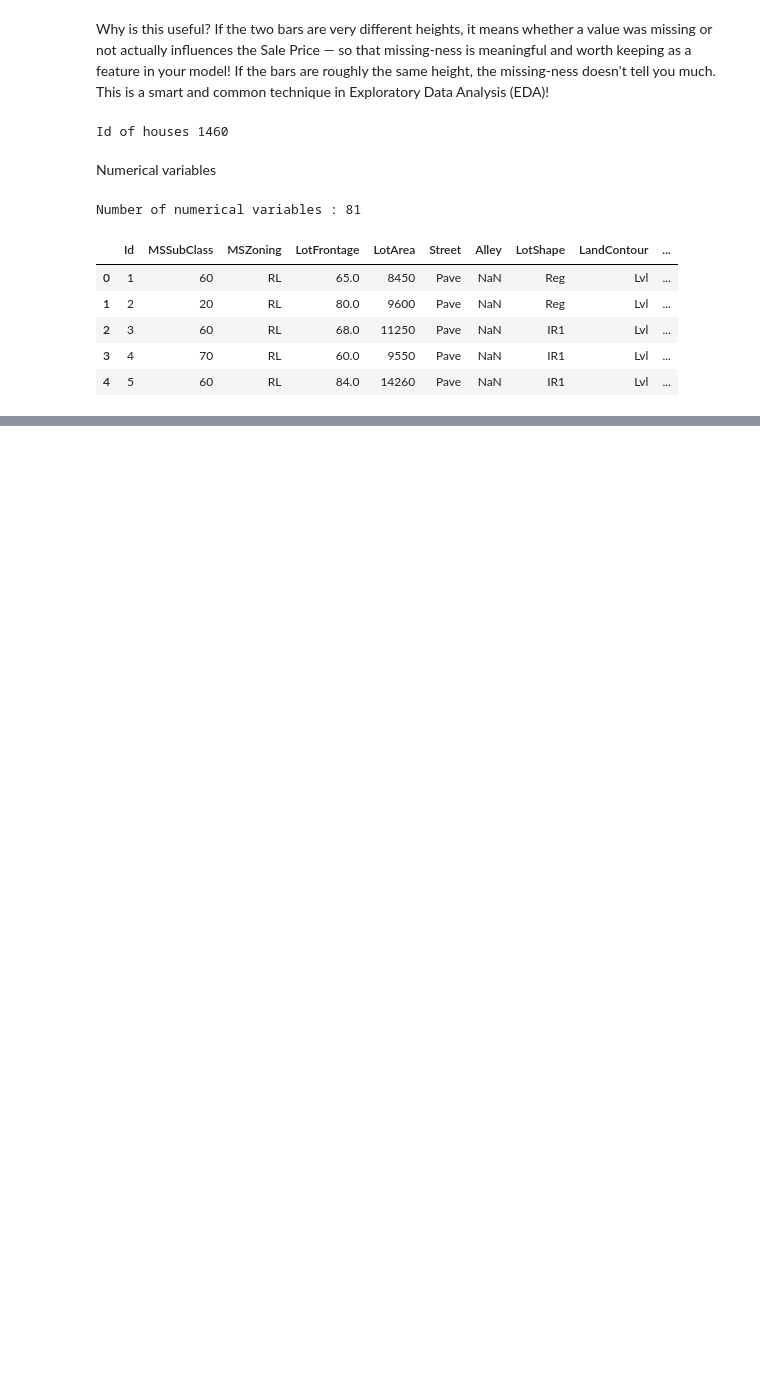
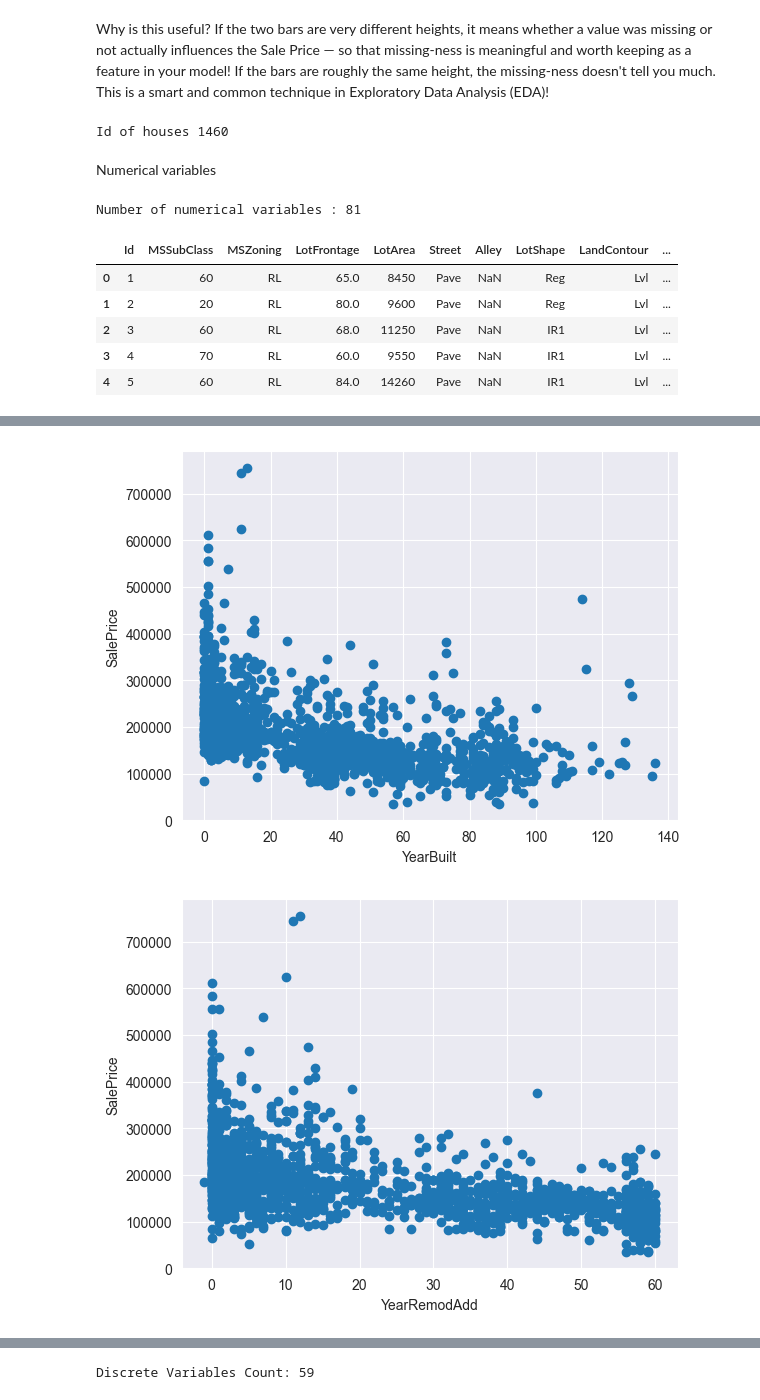
Before and after one commit to smriti-nyx/JupyterProject, a Jupyter notebook: House Prices : Advanced Regression Techniques.ipynb, the cells around one changed output, grey strips where cells are left out. Saved outputs shown, nothing was run; the diff lists cells and outputs as text; code cells hidden in the pictures; blank space fills up the shorter version.

```diff
--- a/House Prices : Advanced Regression Techniques.ipynb
+++ b/House Prices : Advanced Regression Techniques.ipynb
@@ -130,0 +136,3 @@ Temporal variables (Eg :datetime variables )
+# %%
+#list of variable that contain year info
+year_feature = [feature for feature in numerical_features if 'Yr' in feature or 'Year' in feature]
@@ -130,0 +143,6 @@ Temporal variables (Eg :datetime variables )
+# %%
+#exploring the content of these year variables
+for feature in year_feature:
+    print(feature , df[feature].unique())
+#.unique -  Returns all the distinct/different values in that column — removes duplicates.
+#So instead of seeing the same year repeated thousands of times, you just see each year once.
@@ -130,0 +185,18 @@ Temporal variables (Eg :datetime variables )
+# %%
+#comparing the difference between all years features with Sale price.
+##"For each year column, convert it to age by subtracting from YrSold, then plot it against SalePrice to see the relationship."
+for feature in year_feature:
+    if feature != 'YrSold':
+        data = df.copy()
+
+        ##capturing the difference bw year variable and year the house was built
+
+        data[feature] = data['YrSold'] - data[feature]
+
+        plt.scatter(data[feature], data['SalePrice'])
+        plt.xlabel(feature)
+        plt.ylabel('SalePrice')
+        plt.show()
+# %% [output]
+[figure, added]
+[figure, added]
@@ -130,0 +204,8 @@ Temporal variables (Eg :datetime variables )
+# %%
+#numerical value srae of 2 types
+## 1. continuous variable and discrete variables
+
+discrete_feature = [feature for feature in numerical_features if len(df[feature].unique())<25 and feature not in year_feature + ['Id']]
+print("Discrete Variables Count: {} ".format(len(discrete_feature)))
+# %% [output]
+Discrete Variables Count: 59
```
Also changed, not shown: parts of 14 cells of this notebook.
